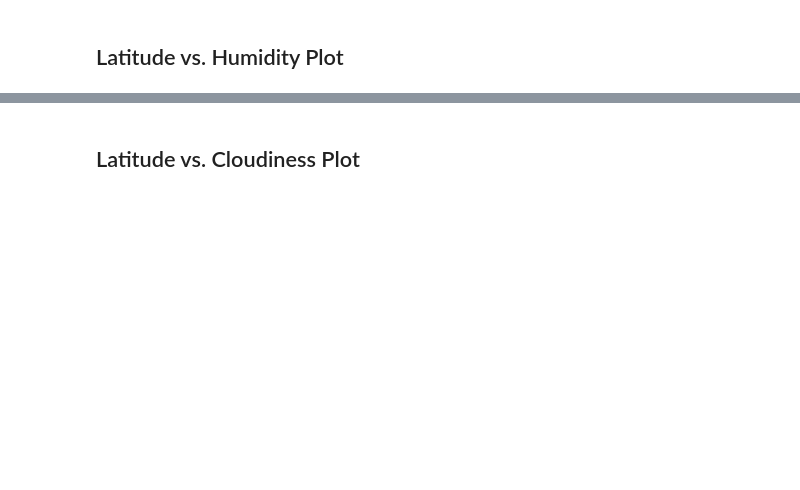
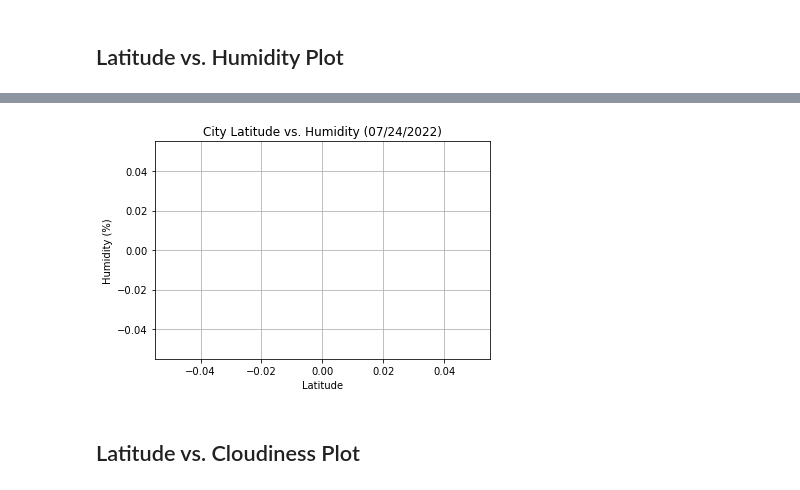
Before and after one commit to jdellinger80/Python-API-challenge2, a Jupyter notebook: WeatherPy.ipynb, the cells around one changed output, grey strips where cells are left out. Saved outputs shown, nothing was run; the diff lists cells and outputs as text; code cells hidden in the pictures; blank space fills up the shorter version.

```diff
--- a/WeatherPy.ipynb
+++ b/WeatherPy.ipynb
@@ -260,2 +255,15 @@ plt.show()
+# %%
+# City Latitude vs Humidity (07/24/2022)
+plt.scatter(clean_city_data['Lat'], clean_city_data['Humidity'], marker="o", edgecolors='black')
+plt.title("City Latitude vs. Humidity (07/24/2022)")
+plt.xlabel("Latitude")
+plt.ylabel("Humidity (%)")
+plt.grid(True)
+
+plt.savefig("Images/CityLatitudeVsHum.png")
+
+plt.show()
+# %% [output]
+[figure, added]
 # %% [markdown]
 ## Latitude vs. Cloudiness Plot
```
Also changed, not shown: parts of 39 cells of this notebook, 21 other files.
